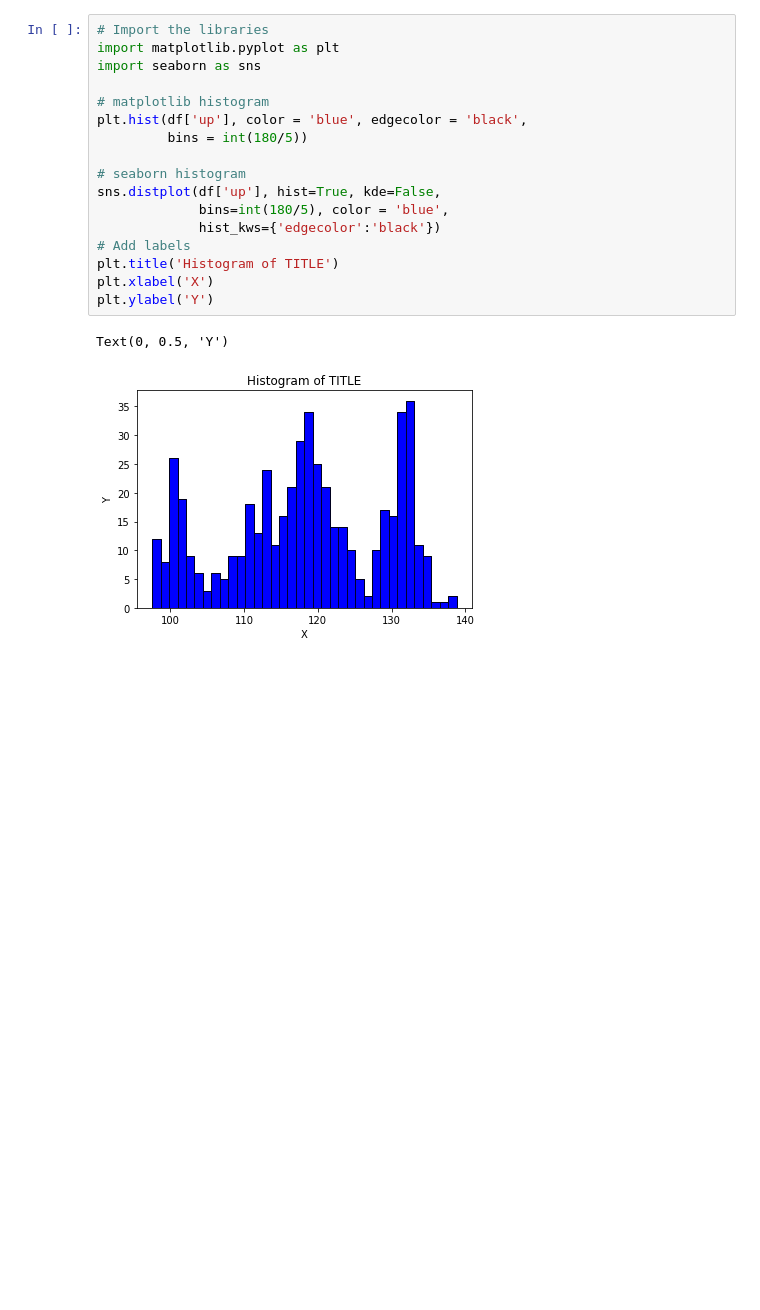
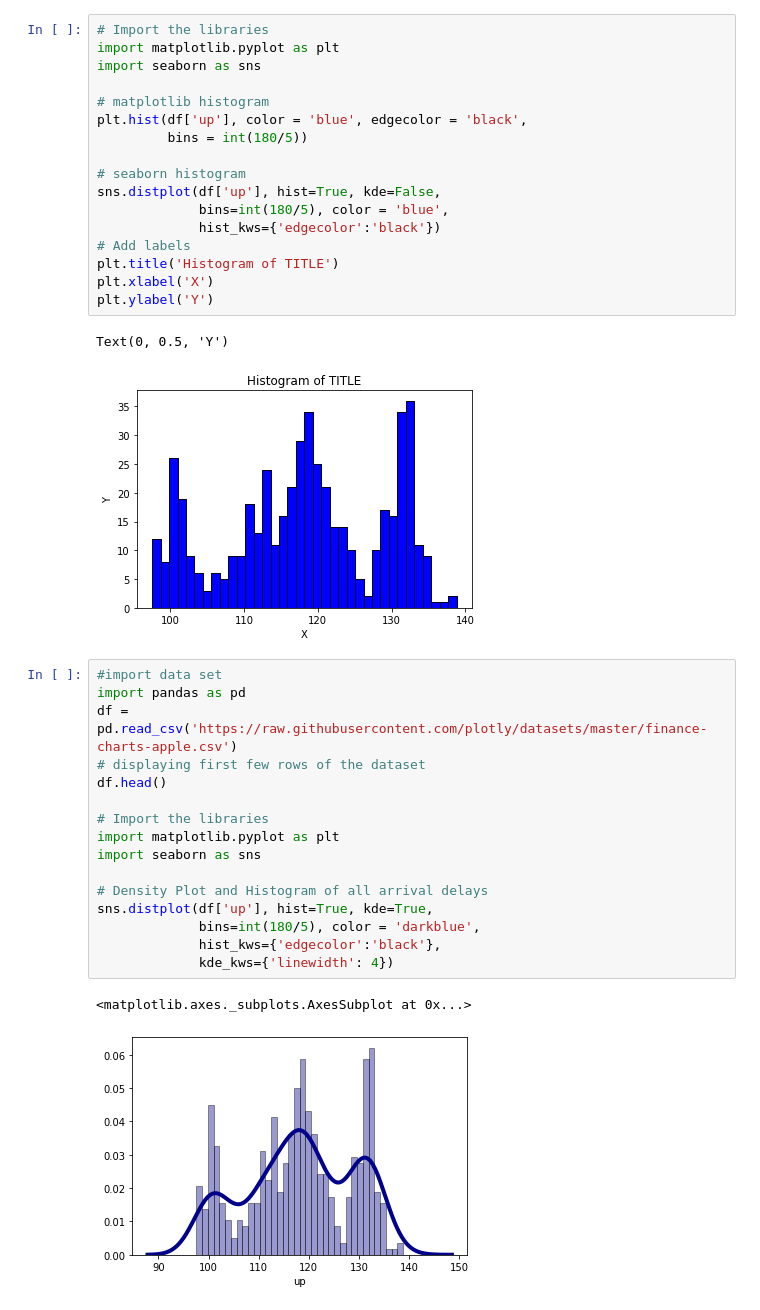
Before and after one commit to hatkanchana/FinanceCBSL, a Jupyter notebook: Colab's_New_Code_Editor.ipynb, the cells around one changed output. Drawn from its saved outputs; the diff is of its cells as text; blank space fills up the shorter version.

```diff
--- a/Colab's_New_Code_Editor.ipynb
+++ b/Colab's_New_Code_Editor.ipynb
@@ -204,3 +208,22 @@ plt.ylabel('Y')
 # %% [output]
 Text(0, 0.5, 'Y')
 [figure]
+# %%
+#import data set
+import pandas as pd
+df = pd.read_csv('https://raw.githubusercontent.com/plotly/datasets/master/finance-charts-apple.csv')
+# displaying first few rows of the dataset
+df.head()
+
+# Import the libraries
+import matplotlib.pyplot as plt
+import seaborn as sns
+
+# Density Plot and Histogram of all arrival delays
+sns.distplot(df['up'], hist=True, kde=True,
+             bins=int(180/5), color = 'darkblue',
+             hist_kws={'edgecolor':'black'},
+             kde_kws={'linewidth': 4})
+# %% [output]
+<matplotlib.axes._subplots.AxesSubplot at 0x...>
+[figure, added]
```
Also changed, not shown: parts of 7 cells of this notebook.
